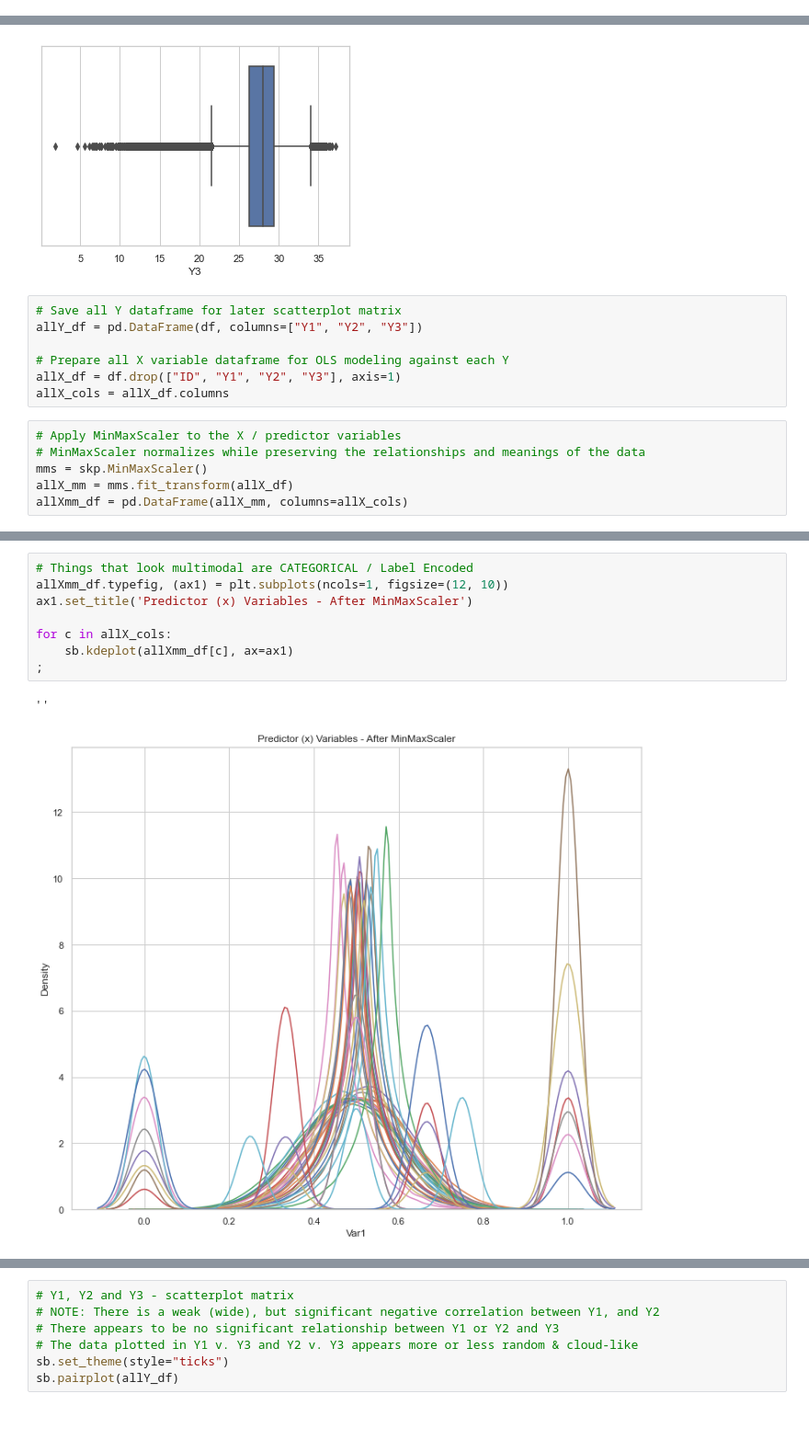
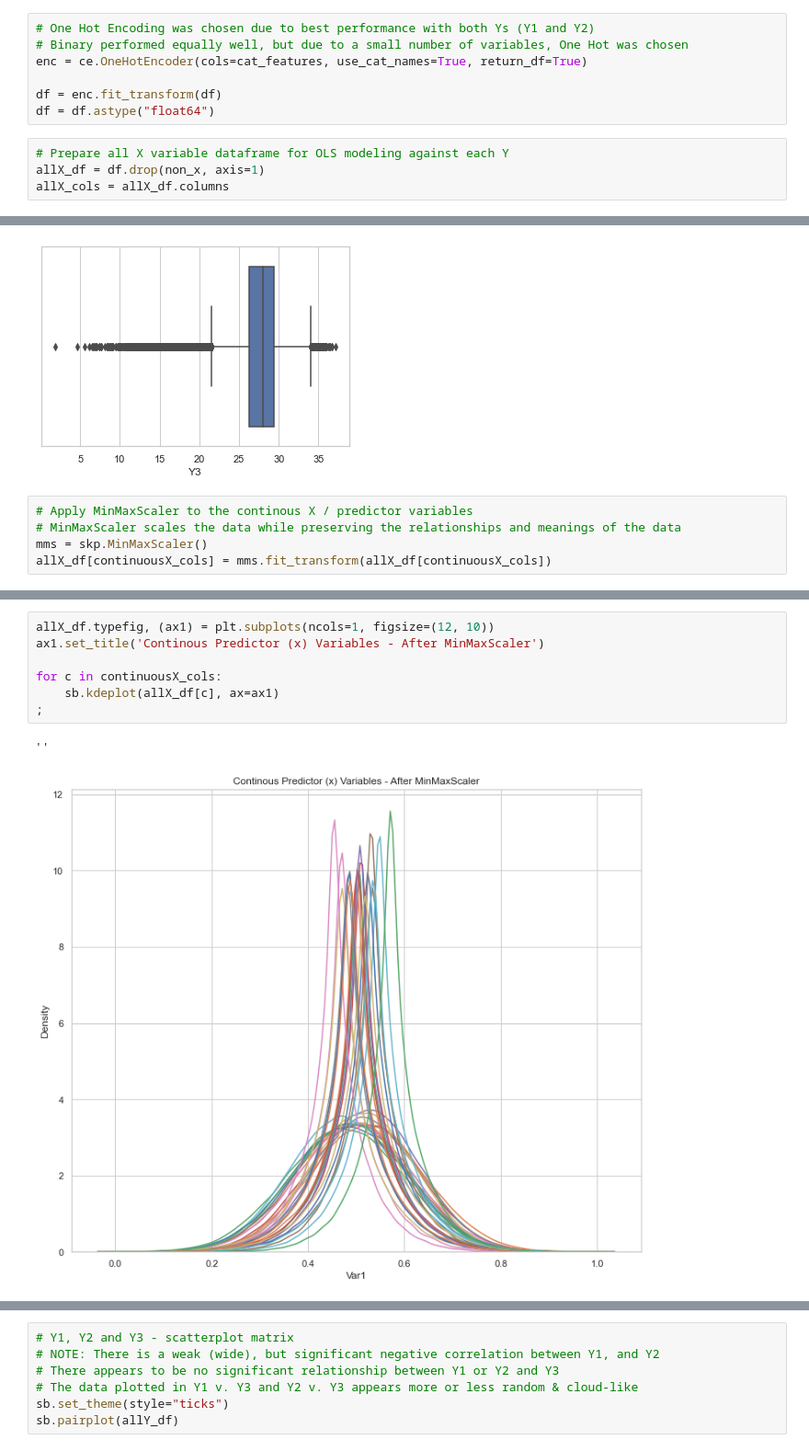
Before and after one commit to TrellixVulnTeam/DS_DDVW, a Jupyter notebook: Exploratory Script - Regression Data.ipynb, the cells around one changed output, grey strips where cells are left out. Shown at 92% size. Drawn from its saved outputs; the diff is of its cells as text; blank space fills up the shorter version.

```diff
--- a/Exploratory Script - Regression Data.ipynb
+++ b/Exploratory Script - Regression Data.ipynb
@@ -111,3 +103,14 @@ df.drop(cat_features_n, axis=1, inplace=True)
+# %%
+# One Hot Encoding was chosen due to best performance with both Ys (Y1 and Y2)
+# Binary performed equally well, but due to a small number of variables, One Hot was chosen
+enc = ce.OneHotEncoder(cols=cat_features, use_cat_names=True, return_df=True)
+
+df = enc.fit_transform(df)
+df = df.astype("float64")
+# %%
+# Prepare all X variable dataframe for OLS modeling against each Y
+allX_df = df.drop(non_x, axis=1)
+allX_cols = allX_df.columns
 # %%
 #double check for NULLs and NaNs
 sb.set()
@@ -163,16 +166,8 @@ sb.boxplot(x=df["Y3"])
 # %% [output]
 <AxesSubplot:xlabel='Y3'>
 [figure]
-# %%
-# Save all Y dataframe for later scatterplot matrix
-allY_df = pd.DataFrame(df, columns=["Y1", "Y2", "Y3"])
-
-# Prepare all X variable dataframe for OLS modeling against each Y
-allX_df = df.drop(["ID", "Y1", "Y2", "Y3"], axis=1)
-allX_cols = allX_df.columns
 # %%
-# Apply MinMaxScaler to the X / predictor variables
-# MinMaxScaler normalizes while preserving the relationships and meanings of the data
+# Apply MinMaxScaler to the continous X / predictor variables
+# MinMaxScaler scales the data while preserving the relationships and meanings of the data
 mms = skp.MinMaxScaler()
-allX_mm = mms.fit_transform(allX_df)
-allXmm_df = pd.DataFrame(allX_mm, columns=allX_cols)
+allX_df[continuousX_cols] = mms.fit_transform(allX_df[continuousX_cols])
@@ -179,11 +190,10 @@ allXmm_df = pd.DataFrame(allX_mm, columns=allX_cols)
 # %%
-# Things that look multimodal are CATEGORICAL / Label Encoded
-allXmm_df.typefig, (ax1) = plt.subplots(ncols=1, figsize=(12, 10))
-ax1.set_title('Predictor (x) Variables - After MinMaxScaler')
+allX_df.typefig, (ax1) = plt.subplots(ncols=1, figsize=(12, 10))
+ax1.set_title('Continous Predictor (x) Variables - After MinMaxScaler')
 
-for c in allX_cols:
-    sb.kdeplot(allXmm_df[c], ax=ax1)
+for c in continuousX_cols:
+    sb.kdeplot(allX_df[c], ax=ax1)
 ;
 # %% [output]
 ''
-[figure, old version]
+[figure, new version]
```
Also changed, not shown: parts of 30 cells of this notebook.
